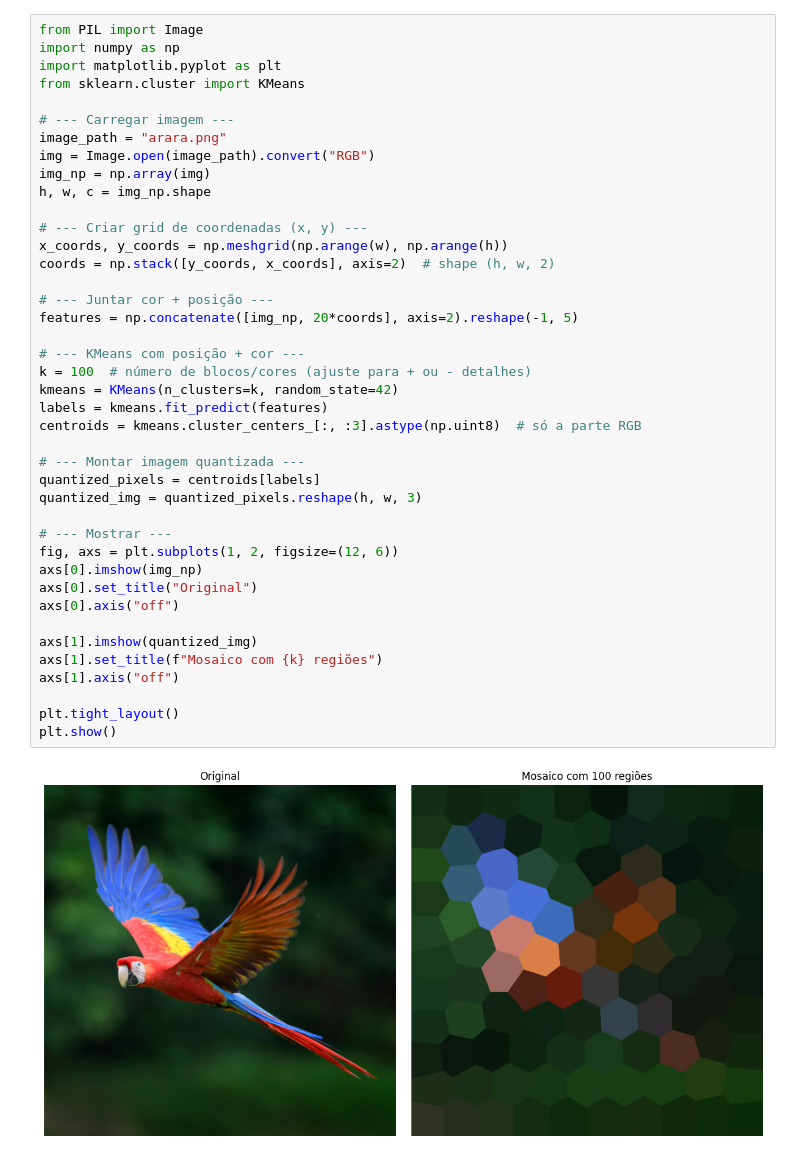
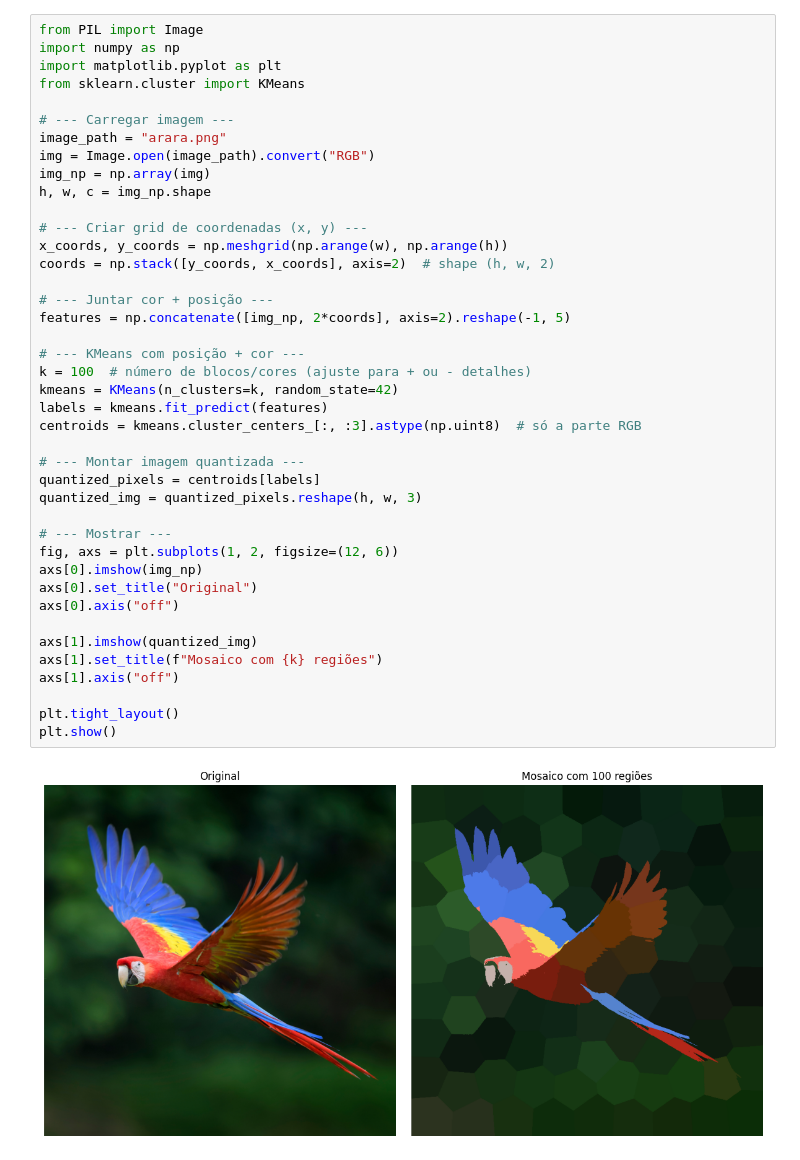
Before and after one commit to thiagorr162/curso_aprendizado, a Jupyter notebook: notebooks/lab5/mosaico.ipynb, the cells around one changed output. Drawn from its saved outputs; the diff is of its cells as text.

```diff
--- a/notebooks/lab5/mosaico.ipynb
+++ b/notebooks/lab5/mosaico.ipynb
@@ -12,32 +12,32 @@ h, w, c = img_np.shape
 
 # --- Criar grid de coordenadas (x, y) ---
 x_coords, y_coords = np.meshgrid(np.arange(w), np.arange(h))
 coords = np.stack([y_coords, x_coords], axis=2)  # shape (h, w, 2)
 
 # --- Juntar cor + posição ---
-features = np.concatenate([img_np, 20*coords], axis=2).reshape(-1, 5)
+features = np.concatenate([img_np, 2*coords], axis=2).reshape(-1, 5)
 
 # --- KMeans com posição + cor ---
 k = 100  # número de blocos/cores (ajuste para + ou - detalhes)
 kmeans = KMeans(n_clusters=k, random_state=42)
 labels = kmeans.fit_predict(features)
 centroids = kmeans.cluster_centers_[:, :3].astype(np.uint8)  # só a parte RGB
 
 # --- Montar imagem quantizada ---
 quantized_pixels = centroids[labels]
 quantized_img = quantized_pixels.reshape(h, w, 3)
 
 # --- Mostrar ---
 fig, axs = plt.subplots(1, 2, figsize=(12, 6))
 axs[0].imshow(img_np)
 axs[0].set_title("Original")
 axs[0].axis("off")
 
 axs[1].imshow(quantized_img)
 axs[1].set_title(f"Mosaico com {k} regiões")
 axs[1].axis("off")
 
 plt.tight_layout()
 plt.show()
 # %% [output]
-[figure, old version]
+[figure, new version]
```
